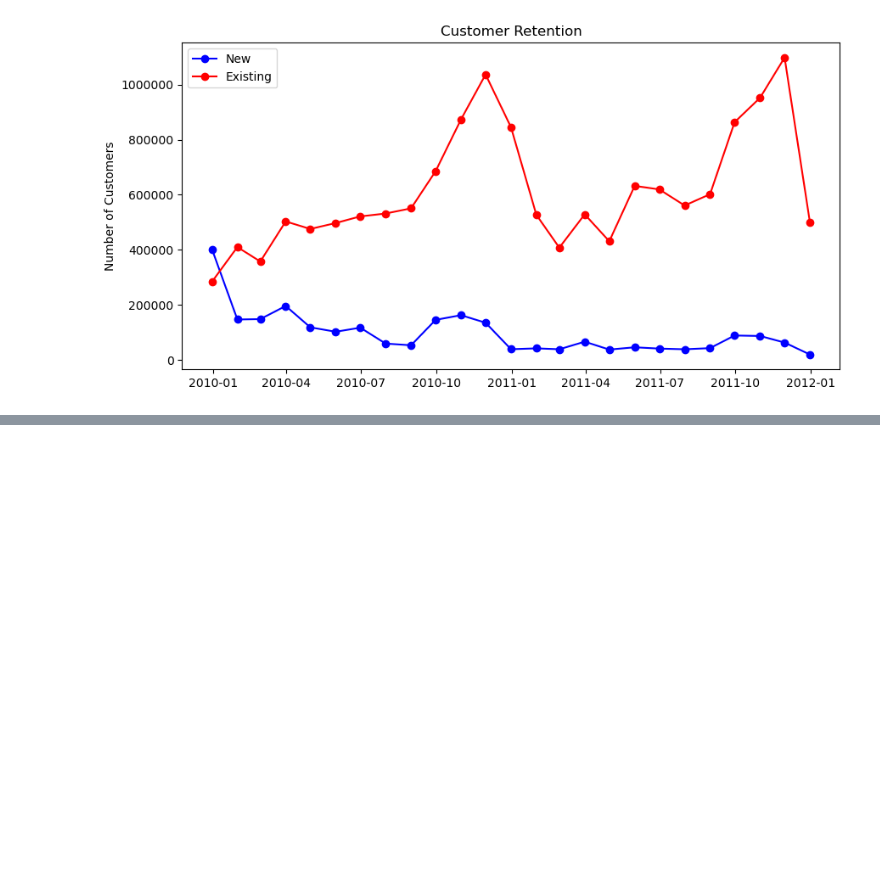
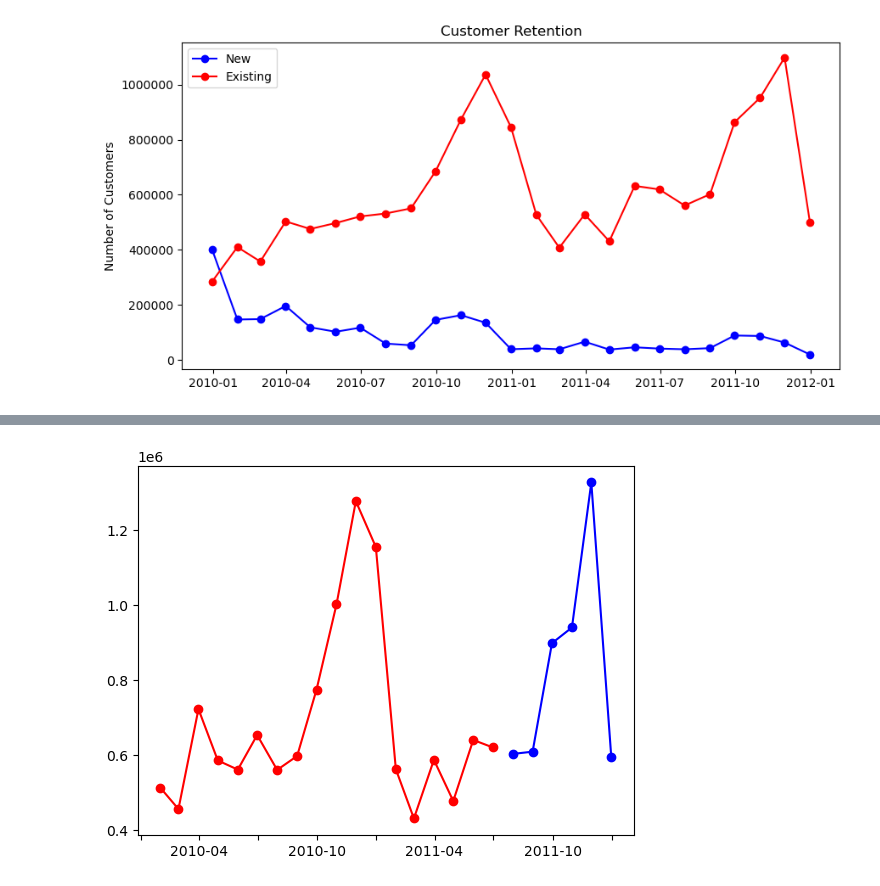
Before and after one commit to zadealfalah/salesSample, a Jupyter notebook: onlineRetail2/onlineRetail.ipynb, the cells around one changed output, grey strips where cells are left out. Cells and saved outputs as stored; diff of their text form; code cells hidden in the pictures; blank space fills up the shorter version.

```diff
--- a/onlineRetail2/onlineRetail.ipynb
+++ b/onlineRetail2/onlineRetail.ipynb
@@ -506,0 +517,3 @@ Clearly issues with outliers.
+# %%
+train = df3.iloc[1:19]
+test = df3.iloc[19:]  # split it 75% train, 25% test by date
@@ -506,0 +540,8 @@ Clearly issues with outliers.
+# %%
+fig, ax = plt.subplots();
+ax.plot(train.invoicebymonth, train.revenue, '-o', color='red');
+ax.plot(test.invoicebymonth, test.revenue, '-o', color='blue');
+plt.setp(ax.get_xticklabels()[::2], visible=False);  # Skip every other xtick label
+plt.show();
+# %% [output]
+[figure, added]
```
Also changed, not shown: parts of 50 cells of this notebook.
